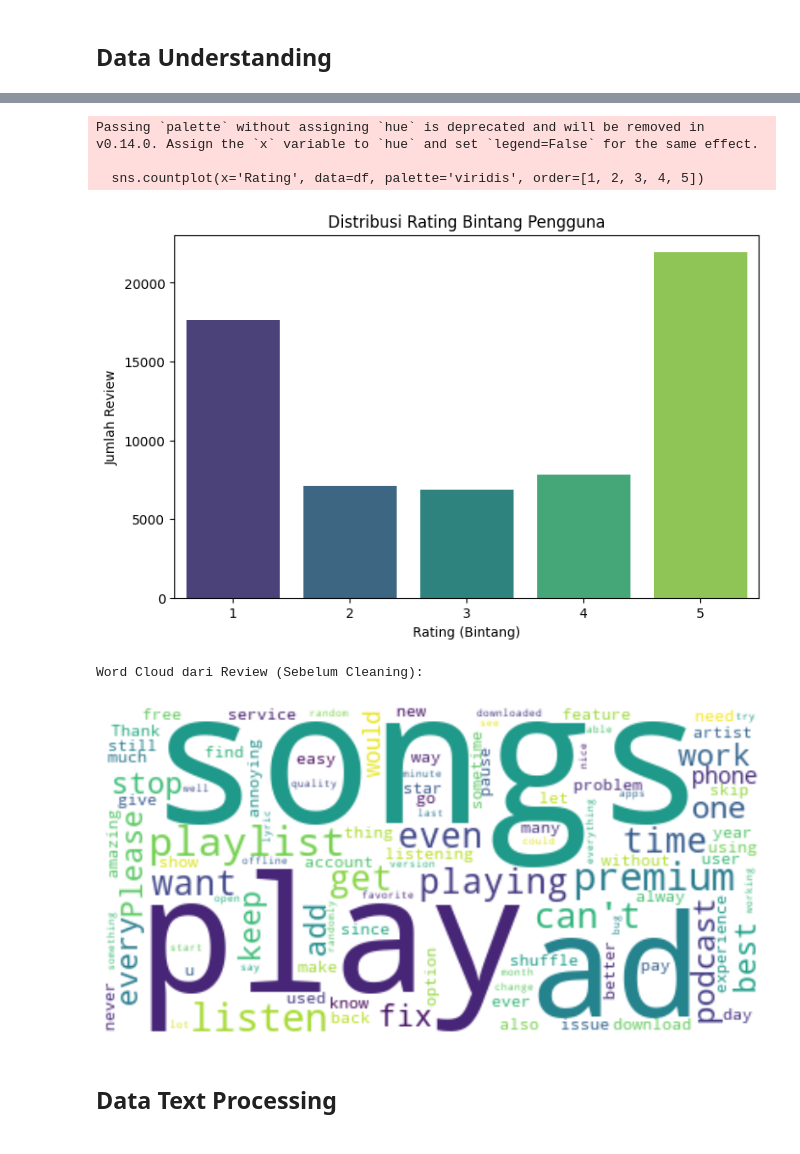
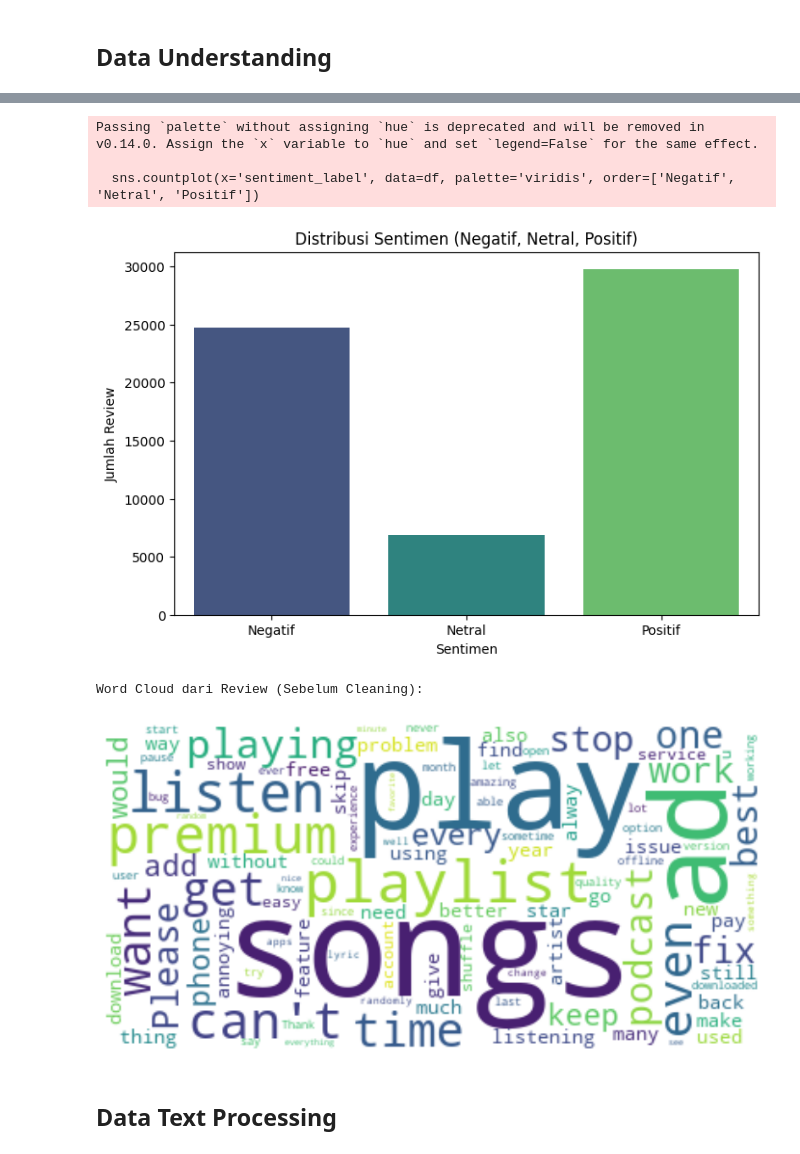
Before and after one commit to anggars/Sentiment-Analysis, a Jupyter notebook: 10222173_Angga Rianto Sudrajat_AS.ipynb, the cells around one changed output, grey strips where cells are left out. Cells and saved outputs as stored; diff of their text form; code cells hidden in the pictures.

```diff
--- a/10222173_Angga Rianto Sudrajat_AS.ipynb
+++ b/10222173_Angga Rianto Sudrajat_AS.ipynb
@@ -44,34 +98,57 @@ Data berhasil di-load. Jumlah baris awal: 61594
 # %% [markdown]
 ## Data Understanding
 # %%
+# Import ulang stopwords untuk cell ini (jika dijalankan terpisah)
 from nltk.corpus import stopwords
+import matplotlib.pyplot as plt
+import seaborn as sns
+from wordcloud import WordCloud
 
 # 1. Jumlah baris data & 4. Cek data kosong
 print("--- Info Data Awal ---")
-df.info()
+# df.info() # (Jalankan jika perlu, tapi df sudah dicek di Cell 2)
+print(f"Data awal: {df.shape[0]} baris")
 print("\n--- Cek Data Kosong (NaN) ---")
 print(df.isnull().sum())
 
-# Hapus baris yang review-nya kosong
+# Hapus baris yang review-nya kosong (PAKE 'R' BESAR)
 df.dropna(subset=['Review'], inplace=True)
 print(f"\nJumlah baris setelah drop NaN di 'Review': {df.shape[0]}")
 
-# 3. Cek data duplikasi
+# 3. Cek data duplikasi (PAKE 'R' BESAR)
 print(f"\nJumlah review yang duplikat: {df.duplicated(subset=['Review']).sum()}")
 df.drop_duplicates(subset=['Review'], inplace=True, keep='first')
 print(f"Jumlah baris setelah drop duplikat: {df.shape[0]}")
 
-# 5. Distribusi data (rating)
+
+# --- PENTING: MEMBUAT LABEL SENTIMEN (3 KELAS) ---
+# Ini kita tambahkan untuk persiapan modeling nanti
+def map_sentiment(rating):
+    rating = int(rating)
+    if rating <= 2:
+        return 'Negatif'
+    elif rating == 3:
+        return 'Netral'
+    else: # Rating 4 atau 5
+        return 'Positif'
+
+# Pastikan pakai 'Rating' (R besar)
+df['sentiment_label'] = df['Rating'].apply(map_sentiment)
+print("\nLabel sentimen (Negatif/Netral/Positif) berhasil dibuat dari 'Rating'.")
+
+
+# 5. Distribusi data (Sentimen)
 plt.figure(figsize=(8, 5))
-sns.countplot(x='Rating', data=df, palette='viridis', order=[1, 2, 3, 4, 5])
-plt.title('Distribusi Rating Bintang Pengguna')
-plt.xlabel('Rating (Bintang)')
+sns.countplot(x='sentiment_label', data=df, palette='viridis', order=['Negatif', 'Netral', 'Positif'])
+plt.title('Distribusi Sentimen (Negatif, Netral, Positif)')
+plt.xlabel('Sentimen')
 plt.ylabel('Jumlah Review')
 plt.show()
 
-# 5. Word cloud (PAKE 'R' BESAR)
+# 5. Word cloud (kata yang sering muncul SEBELUM cleaning)
 print("\nWord Cloud dari Review (Sebelum Cleaning):")
-text = " ".join(review for review in df.Review.astype(str)) # GANTI DI SINI
+# Pastikan pakai 'Review' (R besar)
+text = " ".join(review for review in df.Review.astype(str))
 stop_words_wc = set(stopwords.words('english')) # Baris ini sekarang aman
 stop_words_wc.update(['app', 'spotify', 'music', 'song', 'good', 'great', 'like', 'love', 'really', 'use', 'app', 'update'])
 
@@ -101,9 +178,9 @@ Jumlah baris setelah drop duplikat: 61356
 Passing `palette` without assigning `hue` is deprecated and will be removed in v0.14.0. Assign the `x` variable to `hue` and set `legend=False` for the same effect.
 
-  sns.countplot(x='Rating', data=df, palette='viridis', order=[1, 2, 3, 4, 5])
+  sns.countplot(x='sentiment_label', data=df, palette='viridis', order=['Negatif', 'Netral', 'Positif'])
-[figure, old version]
+[figure, new version]
 Word Cloud dari Review (Sebelum Cleaning):
-[figure, old version]
+[figure, new version]
 # %% [markdown]
 ## Data Text Processing
 # %%
```
Also changed, not shown: parts of 6 cells of this notebook.
